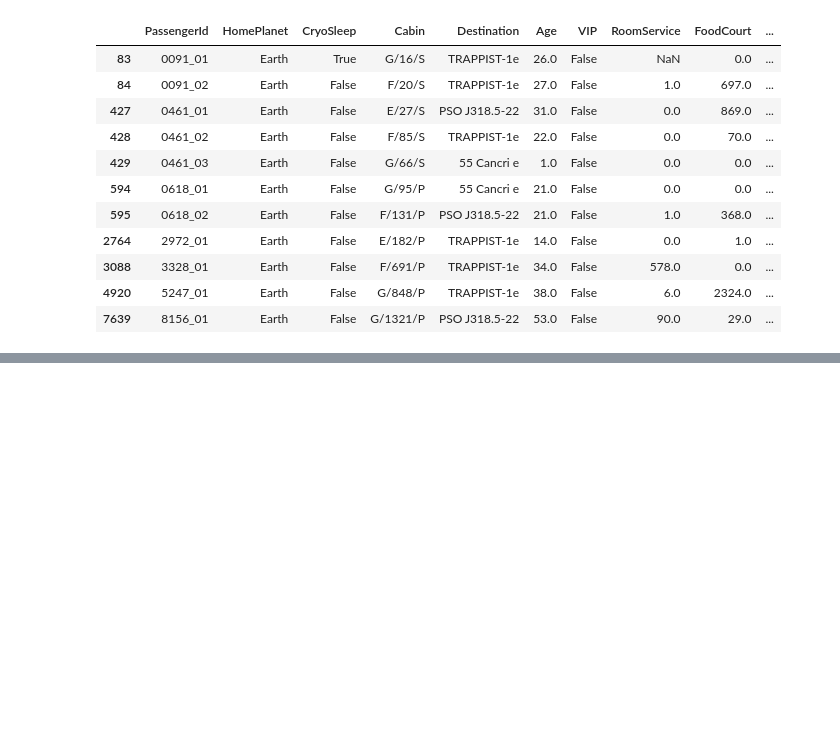
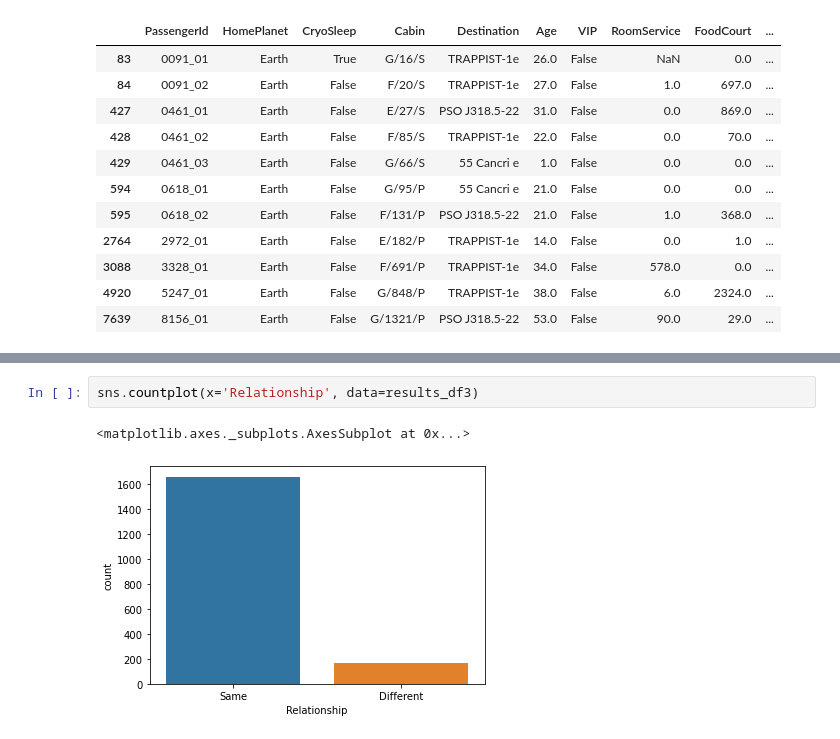
Before and after one commit to aayushshrma/spaceship-titanic, a Jupyter notebook: data_exploration/spaceship-titanic.ipynb, the cells around one changed output, grey strips where cells are left out. Drawn from its saved outputs; the diff is of its cells as text; blank space fills up the shorter version.

```diff
--- a/data_exploration/spaceship-titanic.ipynb
+++ b/data_exploration/spaceship-titanic.ipynb
@@ -209,0 +223,5 @@ train_df[train_df['Name'].str.contains('Yorkland', na=False)]
+# %%
+sns.countplot(x='Relationship', data=results_df3)
+# %% [output]
+<matplotlib.axes._subplots.AxesSubplot at 0x...>
+[figure, added]
```
Also changed, not shown: parts of 9 cells of this notebook.
